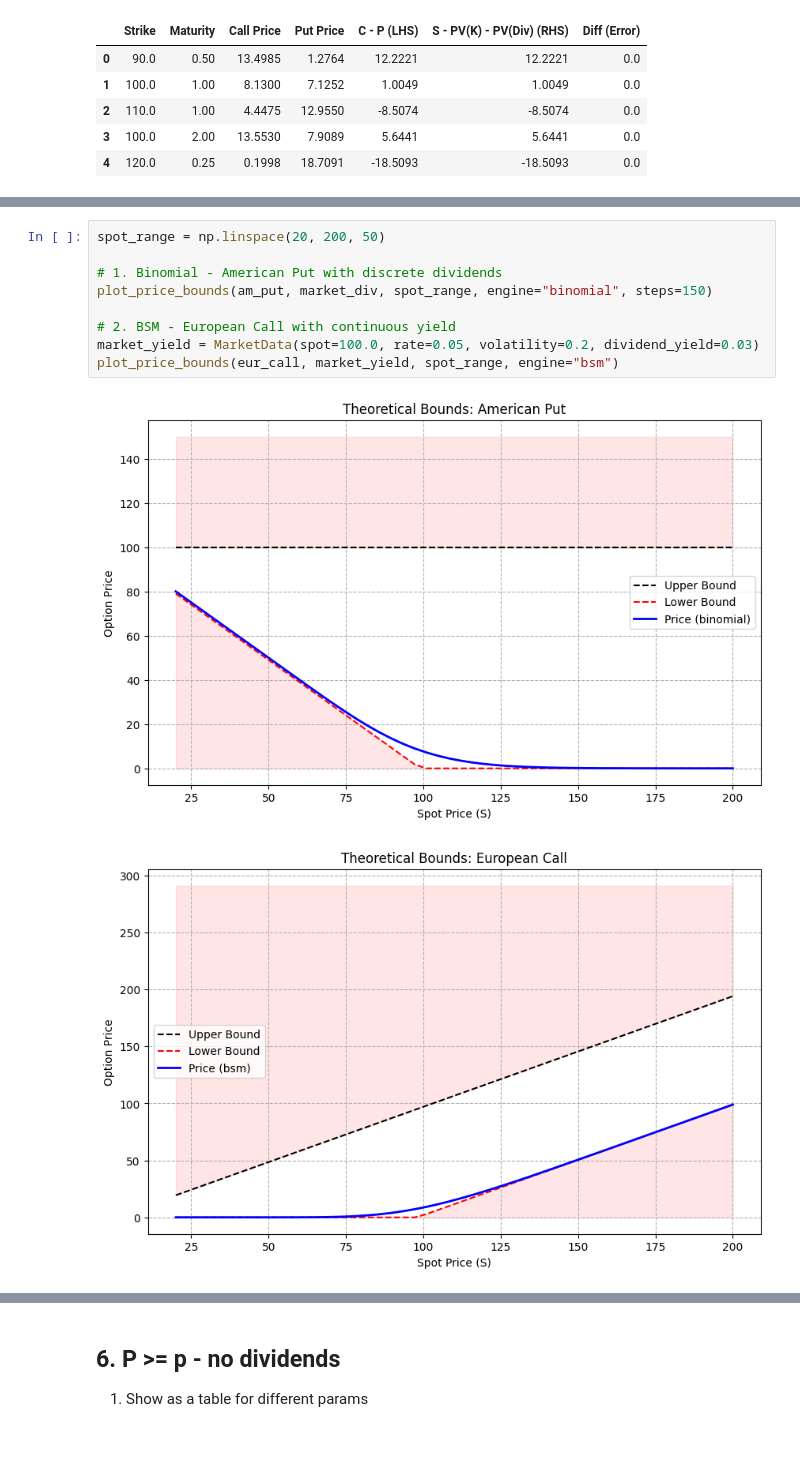
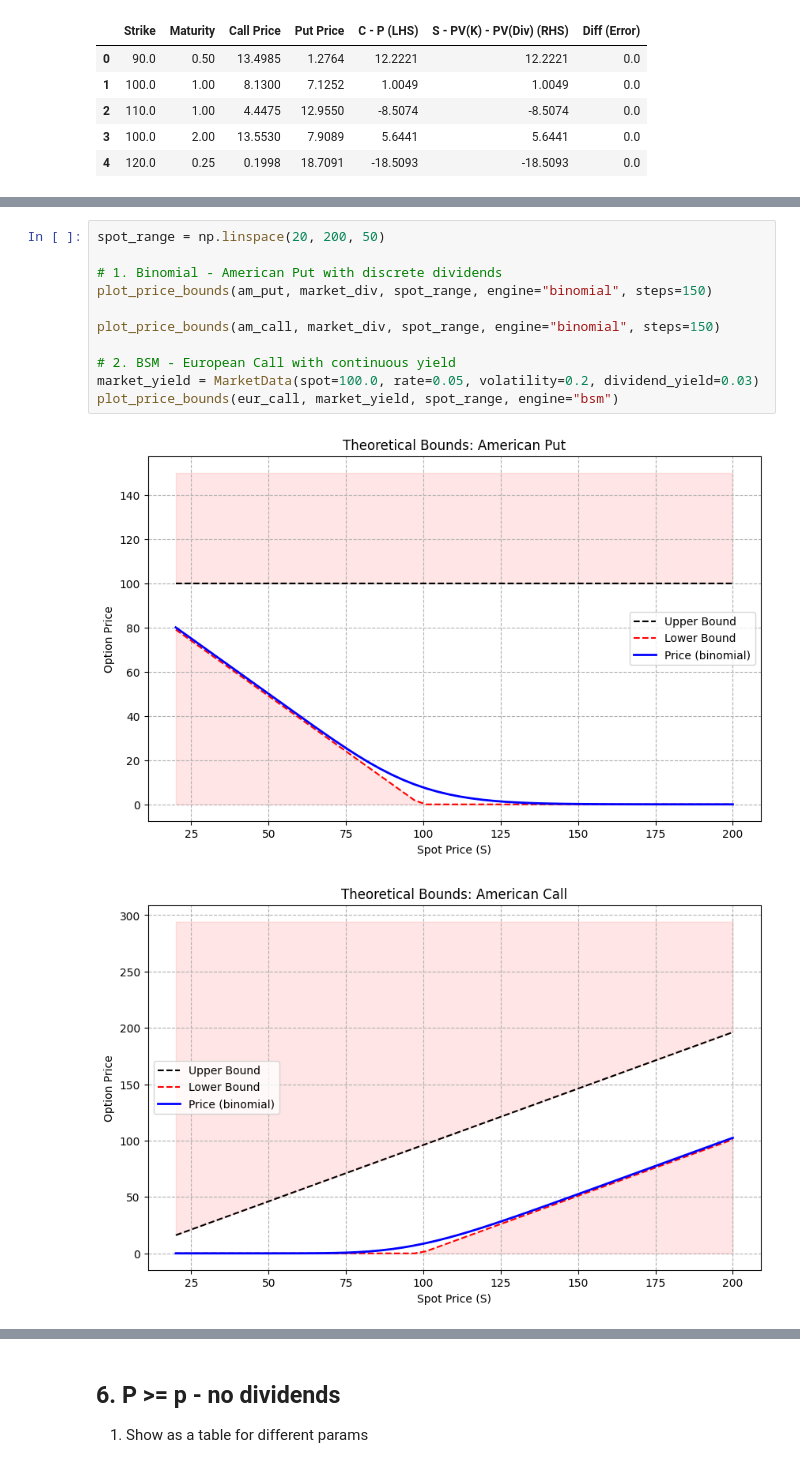
Before and after one commit to Sakii0912/Options_Pricing_Engine, a Jupyter notebook: notebooks/BSM_Binomial.ipynb, the cells around one changed output, grey strips where cells are left out. Drawn from its saved outputs; the diff is of its cells as text.

```diff
--- a/notebooks/BSM_Binomial.ipynb
+++ b/notebooks/BSM_Binomial.ipynb
@@ -153,12 +163,14 @@ Plot for
 # %%
 spot_range = np.linspace(20, 200, 50)
 
 # 1. Binomial - American Put with discrete dividends
 plot_price_bounds(am_put, market_div, spot_range, engine="binomial", steps=150)
 
+plot_price_bounds(am_call, market_div, spot_range, engine="binomial", steps=150)
+
 # 2. BSM - European Call with continuous yield
 market_yield = MarketData(spot=100.0, rate=0.05, volatility=0.2, dividend_yield=0.03)
 plot_price_bounds(eur_call, market_yield, spot_range, engine="bsm")
 # %% [output]
 [figure]
-[figure, old version]
+[figure, new version]
```
Also changed, not shown: parts of 7 cells of this notebook.
